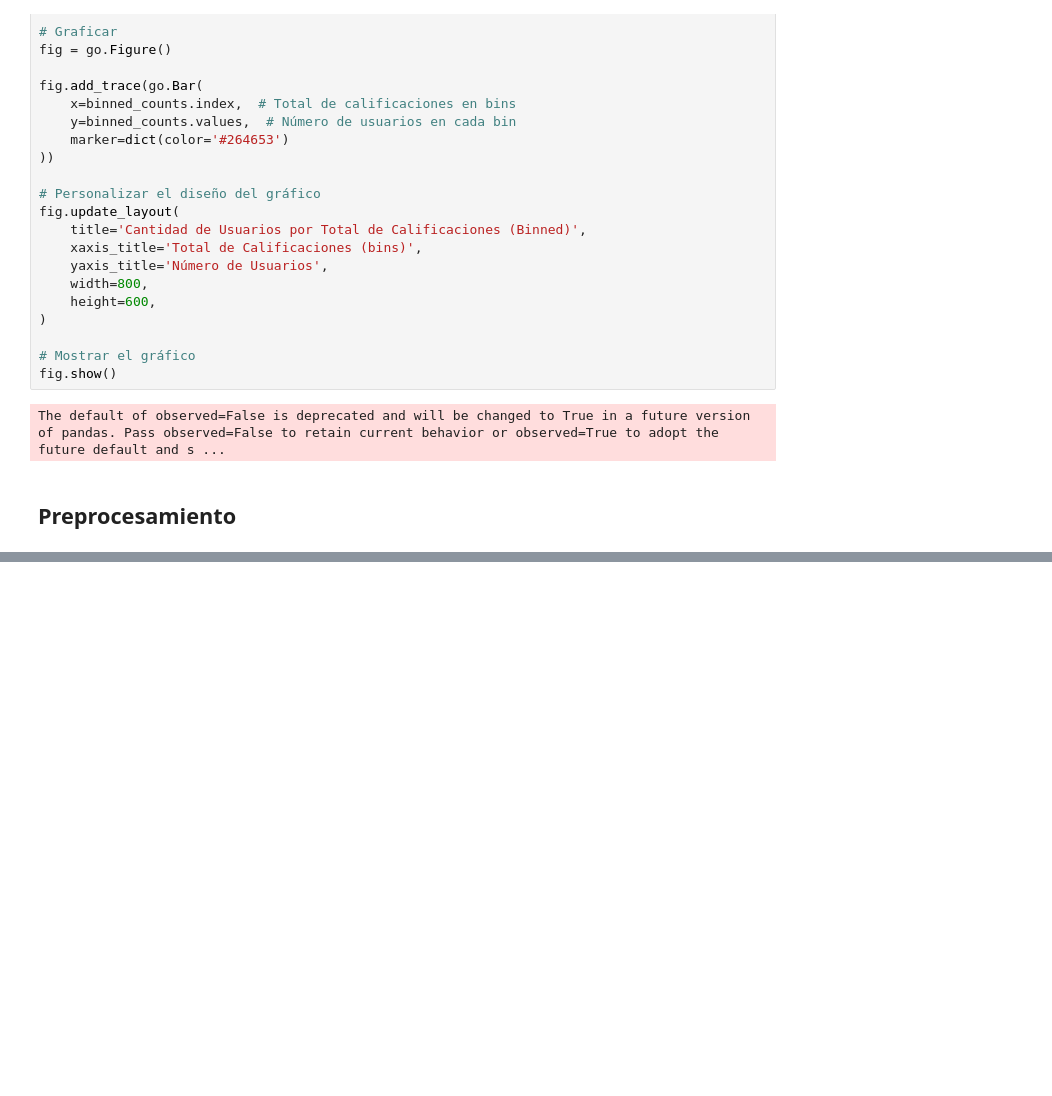
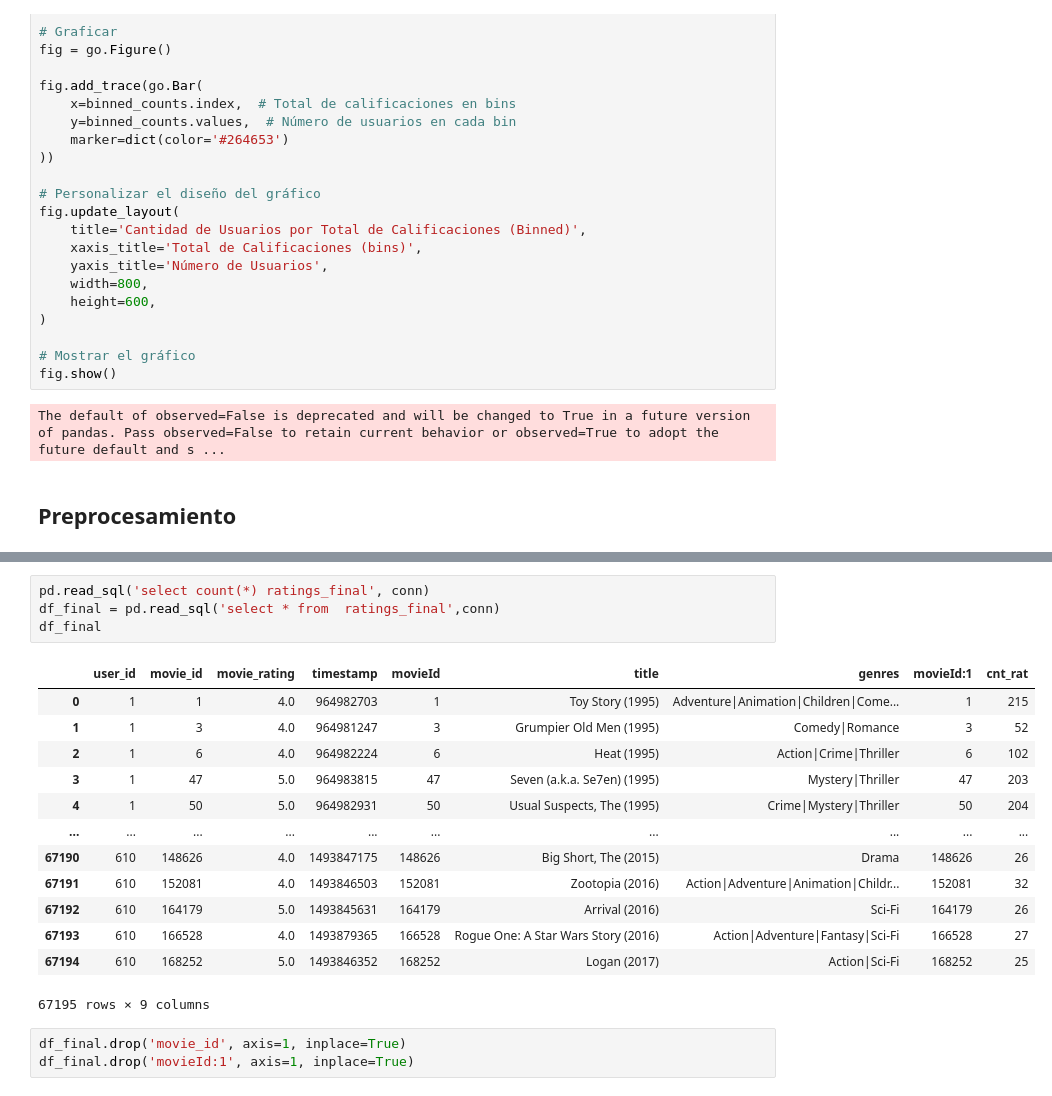
Before and after one commit to estebancardona1/ProyectoMarketing, a Jupyter notebook: b_exploracion_limpieza.ipynb, the cells around one changed output, grey strips where cells are left out. Cells and saved outputs as stored; diff of their text form; blank space fills up the shorter version.

```diff
--- a/b_exploracion_limpieza.ipynb
+++ b/b_exploracion_limpieza.ipynb
@@ -509,0 +597,21 @@ OperationalError: near "a": syntax error
+# %%
+pd.read_sql('select count(*) ratings_final', conn)
+df_final = pd.read_sql('select * from  ratings_final',conn)
+df_final
+# %% [output]
+|  | user_id | movie_id | movie_rating | timestamp | movieId | title | genres | movieId:1 | cnt_rat |
+| 0 | 1 | 1 | 4.0 | 964982703 | 1 | Toy Story (1995) | Adventure|Animation|Children|Come... | 1 | 215 |
+| 1 | 1 | 3 | 4.0 | 964981247 | 3 | Grumpier Old Men (1995) | Comedy|Romance | 3 | 52 |
+| 2 | 1 | 6 | 4.0 | 964982224 | 6 | Heat (1995) | Action|Crime|Thriller | 6 | 102 |
+| 3 | 1 | 47 | 5.0 | 964983815 | 47 | Seven (a.k.a. Se7en) (1995) | Mystery|Thriller | 47 | 203 |
+| 4 | 1 | 50 | 5.0 | 964982931 | 50 | Usual Suspects, The (1995) | Crime|Mystery|Thriller | 50 | 204 |
+| ... | ... | ... | ... | ... | ... | ... | ... | ... | ... |
+| 67190 | 610 | 148626 | 4.0 | 1493847175 | 148626 | Big Short, The (2015) | Drama | 148626 | 26 |
+| 67191 | 610 | 152081 | 4.0 | 1493846503 | 152081 | Zootopia (2016) | Action|Adventure|Animation|Childr... | 152081 | 32 |
+| 67192 | 610 | 164179 | 5.0 | 1493845631 | 164179 | Arrival (2016) | Sci-Fi | 164179 | 26 |
+| 67193 | 610 | 166528 | 4.0 | 1493879365 | 166528 | Rogue One: A Star Wars Story (2016) | Action|Adventure|Fantasy|Sci-Fi | 166528 | 27 |
+| 67194 | 610 | 168252 | 5.0 | 1493846352 | 168252 | Logan (2017) | Action|Sci-Fi | 168252 | 25 |
+67195 rows × 9 columns
+# %%
+df_final.drop('movie_id', axis=1, inplace=True)
+df_final.drop('movieId:1', axis=1, inplace=True)
```
Also changed, not shown: parts of 11 cells of this notebook, 2 other files.
